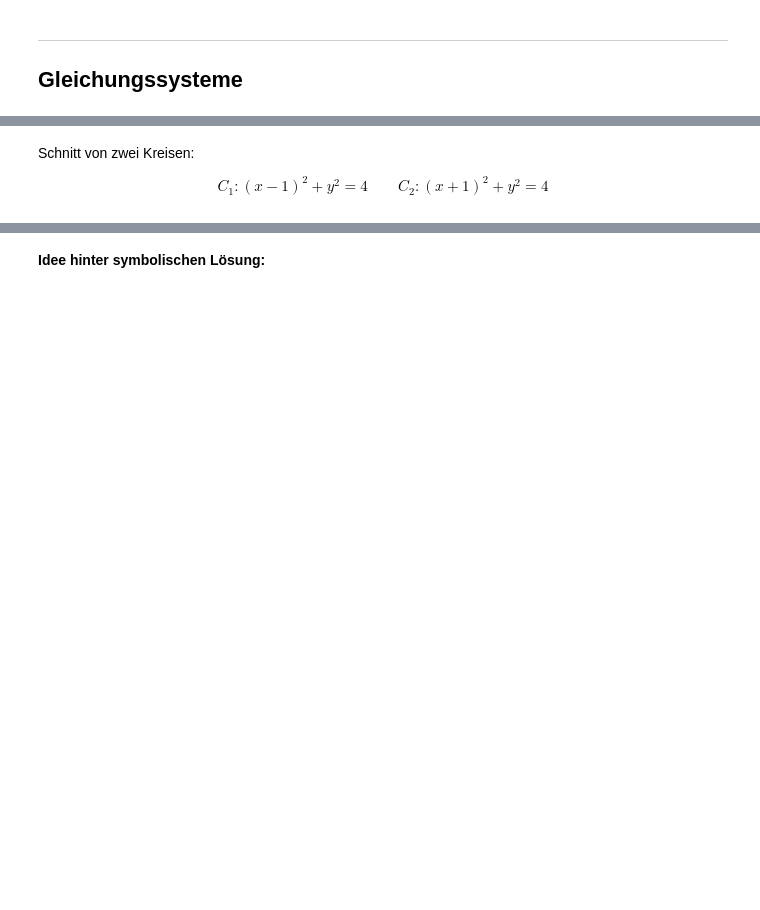
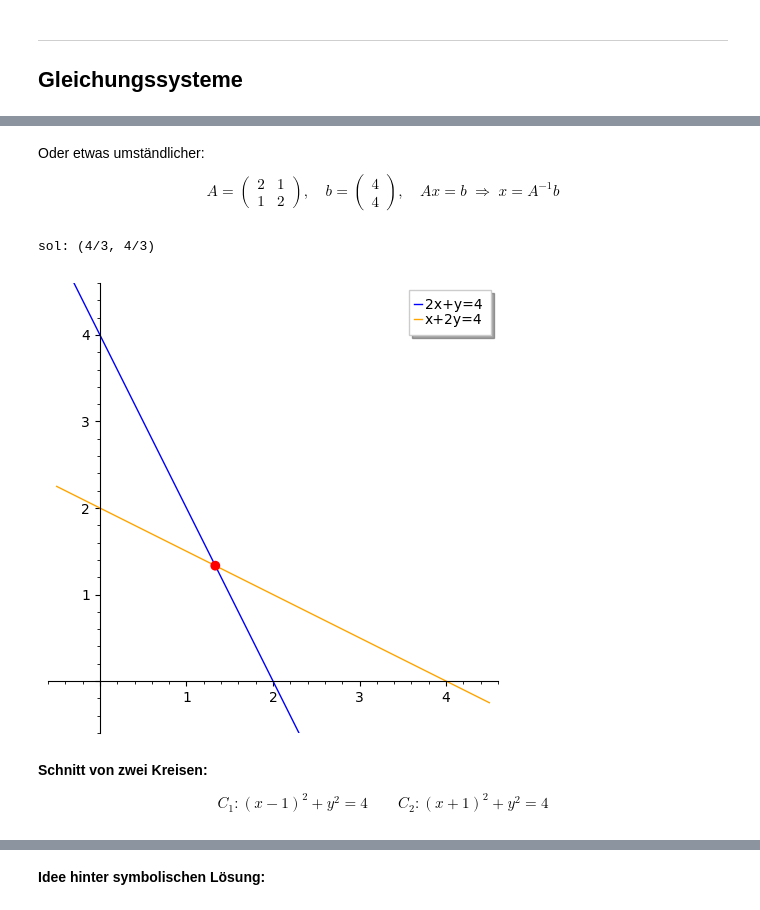
Before and after one commit to manfredscheucher/talk-glt26, a Jupyter notebook: talk.ipynb, the cells around one changed output, grey strips where cells are left out. Drawn from its saved outputs; the diff is of its cells as text; code cells hidden in the pictures; blank space fills up the shorter version.

```diff
--- a/talk.ipynb
+++ b/talk.ipynb
@@ -164,5 +400,22 @@ print((f-g).find_root(2,3))
+# %% [markdown]
+Oder etwas umständlicher:
+$$A = \begin{pmatrix} 2 & 1 \\ 1 & 2 \end{pmatrix}, \quad b = \begin{pmatrix} 4 \\ 4 \end{pmatrix}, \quad Ax = b \;\Rightarrow\; x = A^{-1} b$$
+# %%
+A = matrix([[2,1],[1,2]])
+b = vector([4,4])
+sol = A.inverse() * b # (4/3, 4/3)
+print(f"sol: {sol}")
+
+x = var('x')
+p  = plot(4 - 2*x, (x, -0.5, 3), color='blue',   legend_label='2x+y=4')
+p += plot(2 - x/2, (x, -0.5, 4.5), color='orange', legend_label='x+2y=4')
+p += point(sol, size=50, color='red', zorder=5)
+p.show(aspect_ratio=1, xmin=-0.5, xmax=4.5, ymin=-0.5, ymax=4.5)
+# %% [output]
+sol: (4/3, 4/3)
+[figure, added]
 # %% [markdown]
-Schnitt von zwei Kreisen:
+**Schnitt von zwei Kreisen:**
 
 $$C_1: (x-1)^2 + y^2 = 4 \qquad C_2: (x+1)^2 + y^2 = 4$$
 # %%
```
Also changed, not shown: parts of 81 cells of this notebook, 9 other files.
